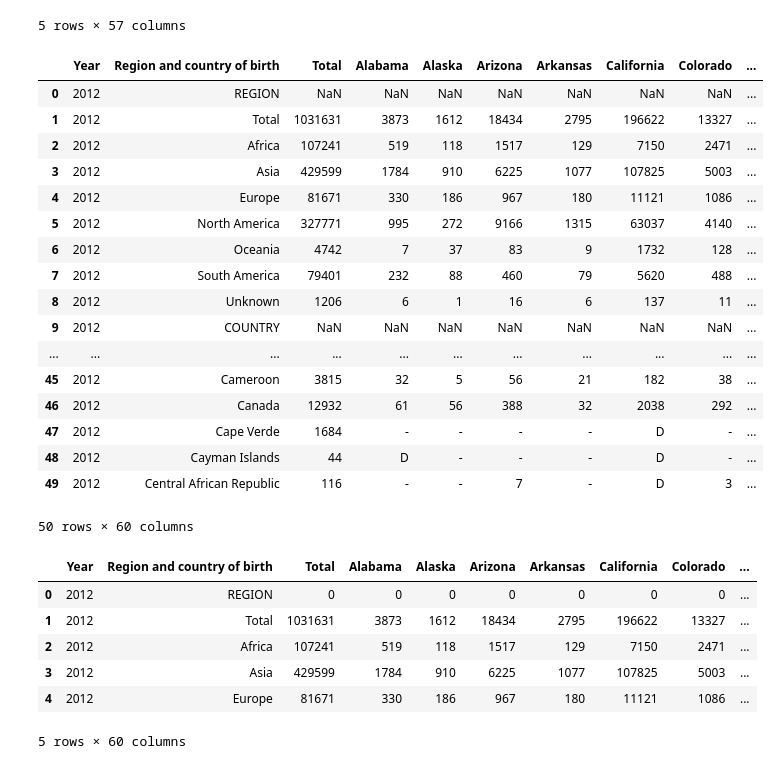
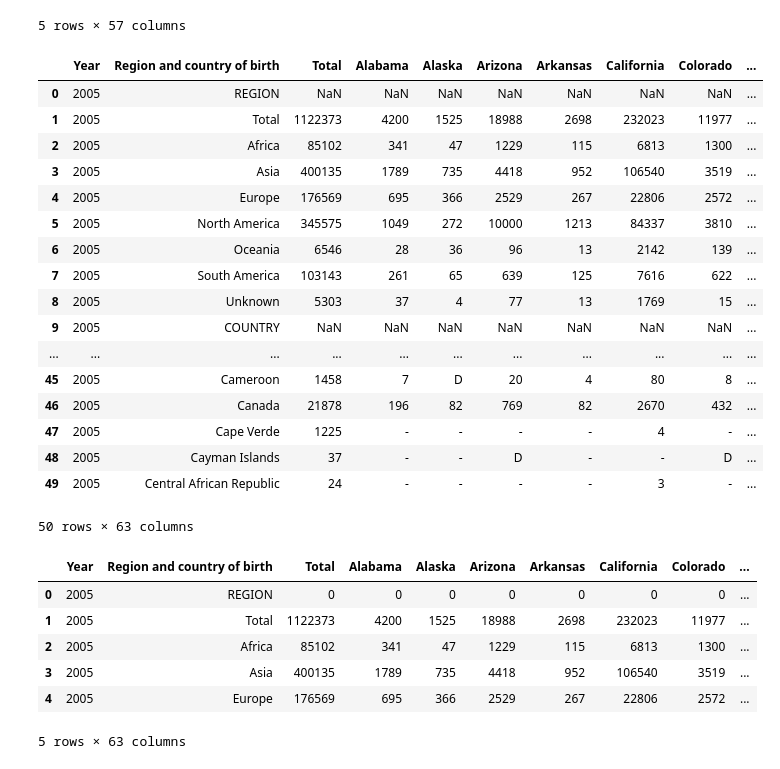
Before and after one commit to ehsanshahrabi/project4-us-immigration, a Jupyter notebook: immigration_Data_and_data_delivery_ETL.ipynb, the cells around one changed output. Saved outputs shown, nothing was run; the diff lists cells and outputs as text; code cells hidden in the pictures.

```diff
--- a/immigration_Data_and_data_delivery_ETL.ipynb
+++ b/immigration_Data_and_data_delivery_ETL.ipynb
@@ -17,47 +17,50 @@ sample.head()
 | 4 | Europe | 81671 | 330 | 186 | 967 | 180 | 11121 | 1086 | 1952 | ... |
 5 rows × 57 columns
 # %%
-files = ['2012_immsuptable1d.xls', '2013_immsuptable1d.xls', '2014_immsuptable1d.xls',
+files = ['2005_immsuptable1d.xls','2006_immsuptable1d.xls',
+         '2007_immsuptable1d.xls','2008_immsuptable1d.xls','2009_immsuptable1d.xls',
+         '2010_immsuptable1d.xlsx','2011_immsuptable1d.xls',
+         '2012_immsuptable1d.xls', '2013_immsuptable1d.xls', '2014_immsuptable1d.xls',
          '2015_immsuptable1d.xls', '2016_immsuptable1d.xls', '2017_immsuptable1d.xlsx',
          '2018_immsuptable1d.xlsx', '2019_immsuptable1d.xlsx', '2020_immsuptable1d.xlsx',
          '2021_immsuptable1d.xlsx']
 
 # Initialize DataFrame to store immigration data across all years
 immigration_df = pd.DataFrame(columns=['Year'])
 
 # Iterate over the files
 for file in files:
     # Load file into DataFrame
     df = pd.read_excel('Resources/' + file)
 
     # Extract year from filename and add it as a column
     year = int(file[:4])
     df.insert(0, 'Year', year)
 
     # Concatenate this DataFrame with the master DataFrame
     immigration_df = pd.concat([immigration_df, df], ignore_index=True)
 
 # Display the first 50 rows of the DataFrame
 immigration_df.head(50)
 # %% [output]
 |  | Year | Region and country of birth | Total | Alabama | Alaska | Arizona | Arkansas | California | Colorado | ... |
-| 0 | 2012 | REGION | NaN | NaN | NaN | NaN | NaN | NaN | NaN | ... |
-| 1 | 2012 | Total | 1031631 | 3873 | 1612 | 18434 | 2795 | 196622 | 13327 | ... |
-| 2 | 2012 | Africa | 107241 | 519 | 118 | 1517 | 129 | 7150 | 2471 | ... |
-| 3 | 2012 | Asia | 429599 | 1784 | 910 | 6225 | 1077 | 107825 | 5003 | ... |
-| 4 | 2012 | Europe | 81671 | 330 | 186 | 967 | 180 | 11121 | 1086 | ... |
-| 5 | 2012 | North America | 327771 | 995 | 272 | 9166 | 1315 | 63037 | 4140 | ... |
-| 6 | 2012 | Oceania | 4742 | 7 | 37 | 83 | 9 | 1732 | 128 | ... |
-| 7 | 2012 | South America | 79401 | 232 | 88 | 460 | 79 | 5620 | 488 | ... |
-| 8 | 2012 | Unknown | 1206 | 6 | 1 | 16 | 6 | 137 | 11 | ... |
-| 9 | 2012 | COUNTRY | NaN | NaN | NaN | NaN | NaN | NaN | NaN | ... |
+| 0 | 2005 | REGION | NaN | NaN | NaN | NaN | NaN | NaN | NaN | ... |
+| 1 | 2005 | Total | 1122373 | 4200 | 1525 | 18988 | 2698 | 232023 | 11977 | ... |
+| 2 | 2005 | Africa | 85102 | 341 | 47 | 1229 | 115 | 6813 | 1300 | ... |
+| 3 | 2005 | Asia | 400135 | 1789 | 735 | 4418 | 952 | 106540 | 3519 | ... |
+| 4 | 2005 | Europe | 176569 | 695 | 366 | 2529 | 267 | 22806 | 2572 | ... |
+| 5 | 2005 | North America | 345575 | 1049 | 272 | 10000 | 1213 | 84337 | 3810 | ... |
+| 6 | 2005 | Oceania | 6546 | 28 | 36 | 96 | 13 | 2142 | 139 | ... |
+| 7 | 2005 | South America | 103143 | 261 | 65 | 639 | 125 | 7616 | 622 | ... |
+| 8 | 2005 | Unknown | 5303 | 37 | 4 | 77 | 13 | 1769 | 15 | ... |
+| 9 | 2005 | COUNTRY | NaN | NaN | NaN | NaN | NaN | NaN | NaN | ... |
 | ... | ... | ... | ... | ... | ... | ... | ... | ... | ... | ... |
-| 45 | 2012 | Cameroon | 3815 | 32 | 5 | 56 | 21 | 182 | 38 | ... |
-| 46 | 2012 | Canada | 12932 | 61 | 56 | 388 | 32 | 2038 | 292 | ... |
-| 47 | 2012 | Cape Verde | 1684 | - | - | - | - | D | - | ... |
-| 48 | 2012 | Cayman Islands | 44 | D | - | - | - | D | - | ... |
-| 49 | 2012 | Central African Republic | 116 | - | - | 7 | - | D | 3 | ... |
+| 45 | 2005 | Cameroon | 1458 | 7 | D | 20 | 4 | 80 | 8 | ... |
+| 46 | 2005 | Canada | 21878 | 196 | 82 | 769 | 82 | 2670 | 432 | ... |
+| 47 | 2005 | Cape Verde | 1225 | - | - | - | - | 4 | - | ... |
+| 48 | 2005 | Cayman Islands | 37 | - | - | D | - | - | D | ... |
+| 49 | 2005 | Central African Republic | 24 | - | - | - | - | 3 | - | ... |
-50 rows × 60 columns
+50 rows × 63 columns
 # %%
 # Clean up the DataFrame by replacing 'D' and '-' values with 0 and convert all to integer type
 int_columns = immigration_df.columns.drop('Region and country of birth')
@@ -65,12 +68,12 @@ immigration_df[int_columns] = immigration_df[int_columns].replace({'D': 0, '-':
 immigration_df.head()
 # %% [output]
 |  | Year | Region and country of birth | Total | Alabama | Alaska | Arizona | Arkansas | California | Colorado | ... |
-| 0 | 2012 | REGION | 0 | 0 | 0 | 0 | 0 | 0 | 0 | ... |
-| 1 | 2012 | Total | 1031631 | 3873 | 1612 | 18434 | 2795 | 196622 | 13327 | ... |
-| 2 | 2012 | Africa | 107241 | 519 | 118 | 1517 | 129 | 7150 | 2471 | ... |
-| 3 | 2012 | Asia | 429599 | 1784 | 910 | 6225 | 1077 | 107825 | 5003 | ... |
-| 4 | 2012 | Europe | 81671 | 330 | 186 | 967 | 180 | 11121 | 1086 | ... |
+| 0 | 2005 | REGION | 0 | 0 | 0 | 0 | 0 | 0 | 0 | ... |
+| 1 | 2005 | Total | 1122373 | 4200 | 1525 | 18988 | 2698 | 232023 | 11977 | ... |
+| 2 | 2005 | Africa | 85102 | 341 | 47 | 1229 | 115 | 6813 | 1300 | ... |
+| 3 | 2005 | Asia | 400135 | 1789 | 735 | 4418 | 952 | 106540 | 3519 | ... |
+| 4 | 2005 | Europe | 176569 | 695 | 366 | 2529 | 267 | 22806 | 2572 | ... |
-5 rows × 60 columns
+5 rows × 63 columns
 # %%
 # replacing NaN values with 0
 immigration_df = immigration_df.fillna(0)
```
Also changed, not shown: parts of 5 cells of this notebook, 9 other files.
